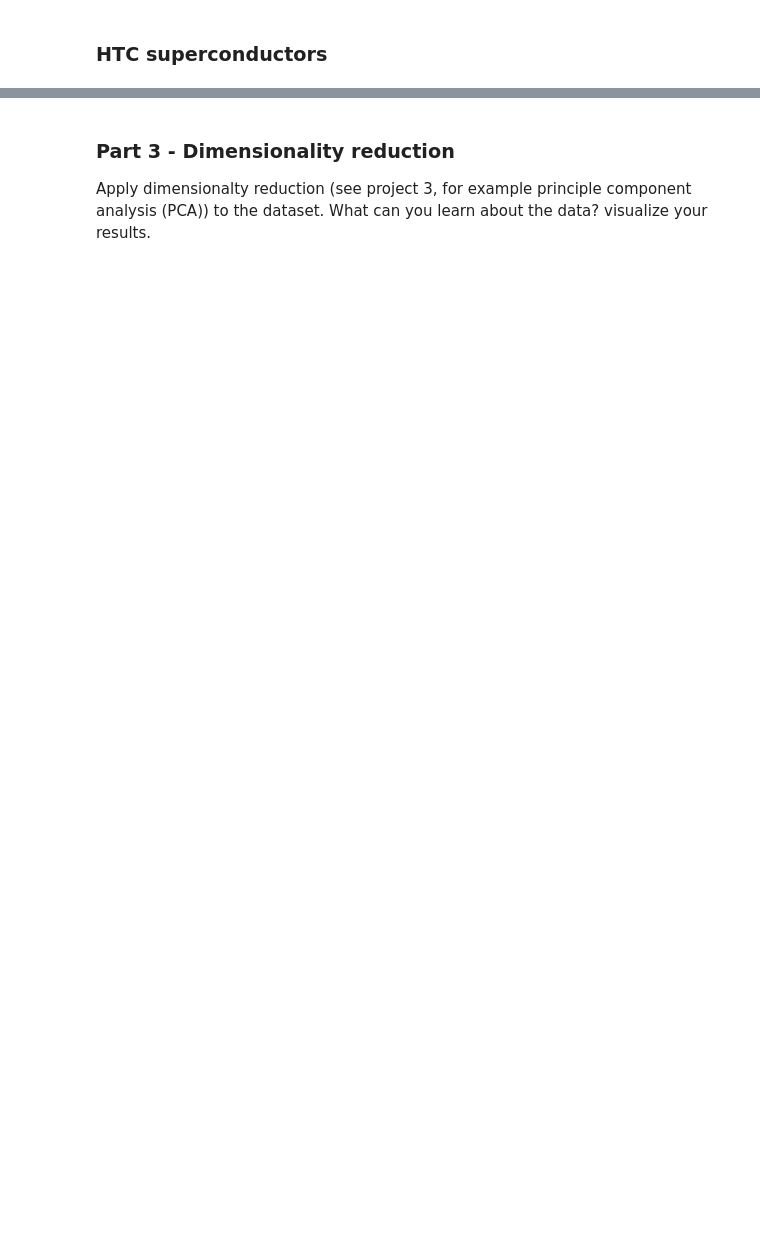
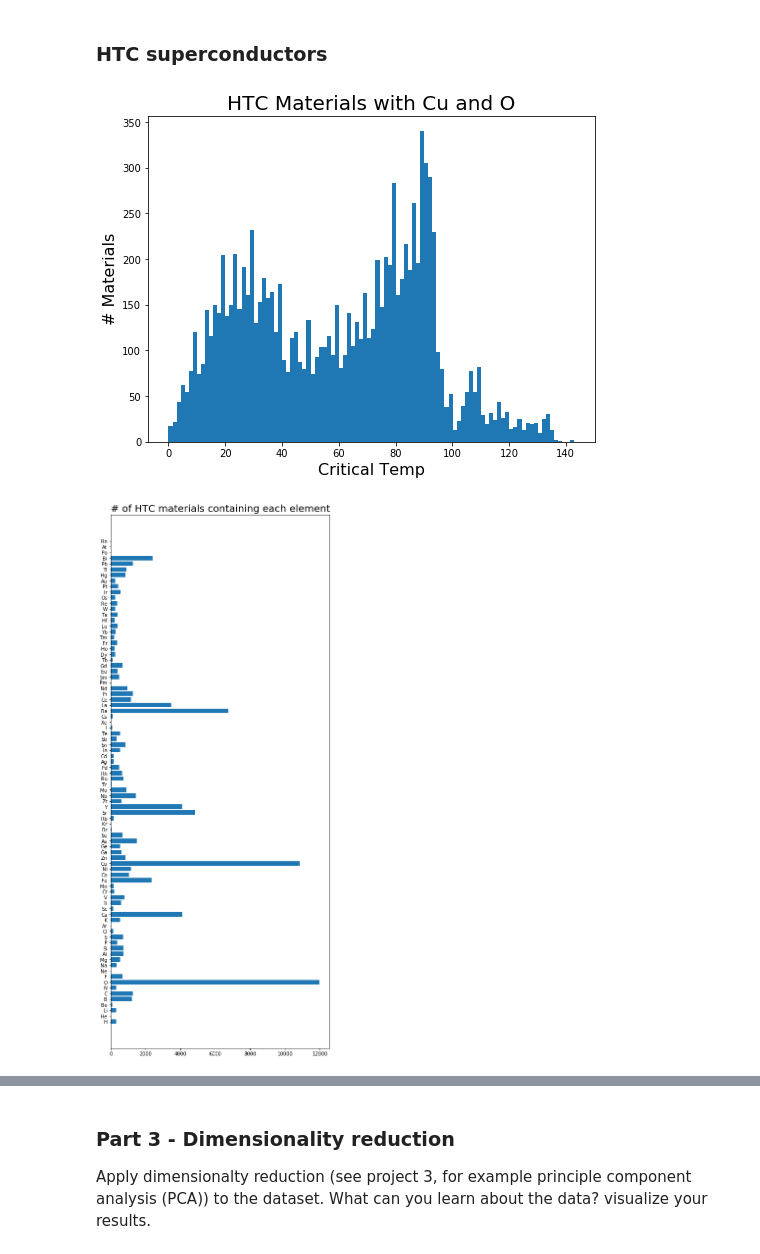
Before and after one commit to OSUScientificComputing464/final-project-discer151, a Jupyter notebook: FinalProject.ipynb, the cells around one changed output, grey strips where cells are left out. Cells and saved outputs as stored; diff of their text form; code cells hidden in the pictures; blank space fills up the shorter version.

```diff
--- a/FinalProject.ipynb
+++ b/FinalProject.ipynb
@@ -67,6 +68,11 @@ lowt_data = unique_data.loc[unique_data[unique_y] < 10]
 # Fe dataset
 fe_data = unique_data.loc[unique_data['Fe'] >0]
 
-print(fe_data)
+# High Temperature Dataset
+htc_data = unique_data.loc[unique_data[unique_y] > 30]
 
-# High Temperature Dataset
+### HTC dataset with Cu and O.
+htc_data = unique_data.loc[unique_data['Cu'] > 0].loc[unique_data['O'] >0]
+
+### HTC dataset with Cu and O with roughly 1:2 ratio
+htcr_data = unique_data.loc[unique_data['Cu']/unique_data['O'] > .4].loc[unique_data['Cu']/unique_data['O'] < .6]
@@ -122,2 +136,7 @@ txt = plt.title('# of materials containing each element', fontsize=20)
 # %% [markdown]
 ### HTC superconductors
+# %%
+vis_data(htc_data,('HTC Materials with Cu and O','# of HTC materials containing each element'))
+# %% [output]
+[figure, added]
+[figure, added]
```
Also changed, not shown: parts of 16 cells of this notebook.
